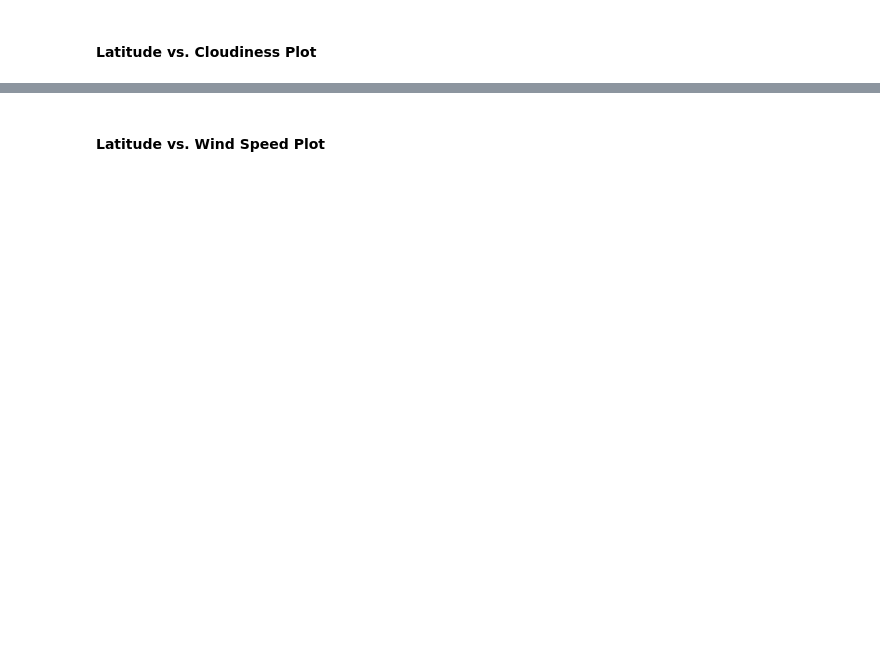
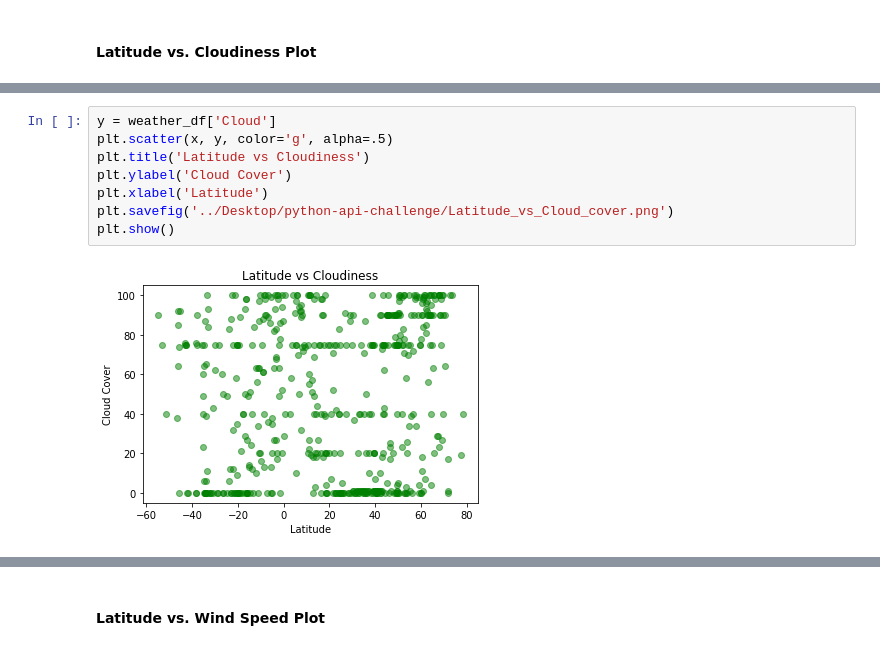
Before and after one commit to Perejdac/API-Challenge, a Jupyter notebook: Api-homework.ipynb, the cells around one changed output, grey strips where cells are left out. Cells and saved outputs as stored; diff of their text form; blank space fills up the shorter version.

```diff
--- a/Api-homework.ipynb
+++ b/Api-homework.ipynb
@@ -191,0 +203,10 @@ long = data['coord']['lon']
+# %%
+y = weather_df['Cloud']
+plt.scatter(x, y, color='g', alpha=.5)
+plt.title('Latitude vs Cloudiness')
+plt.ylabel('Cloud Cover')
+plt.xlabel('Latitude')
+plt.savefig('../Desktop/python-api-challenge/Latitude_vs_Cloud_cover.png')
+plt.show()
+# %% [output]
+[figure, added]
```
Also changed, not shown: parts of 20 cells of this notebook, 3 other files.
